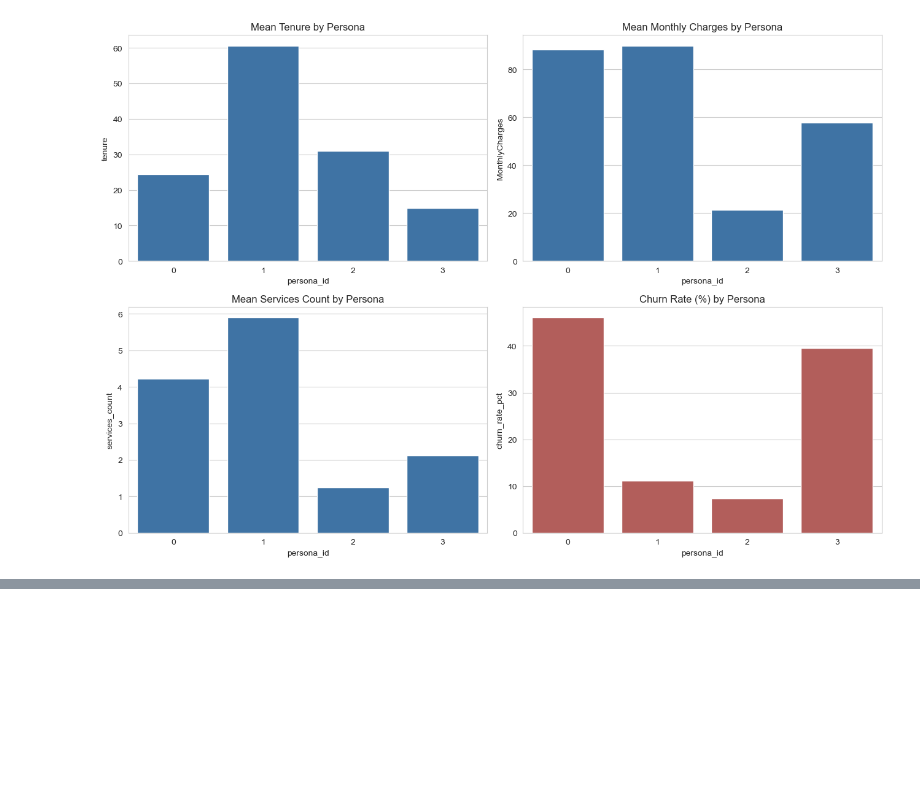
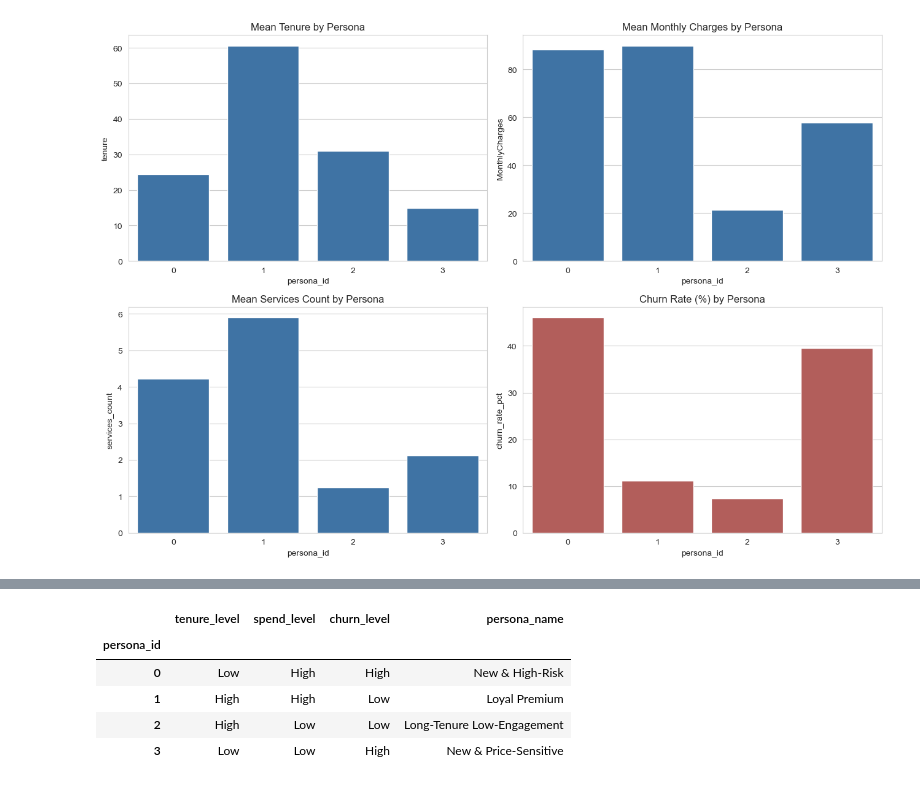
Before and after one commit to danielowuor/Customer-Retention-Intelligence-System, a Jupyter notebook: notebooks/02_segmentation.ipynb, the cells around one changed output, grey strips where cells are left out. Cells and saved outputs as stored; diff of their text form; code cells hidden in the pictures; blank space fills up the shorter version.

Commit message:
feat: add section for data-driven persona generation in churn analysis

```diff
--- a/notebooks/02_segmentation.ipynb
+++ b/notebooks/02_segmentation.ipynb
@@ -266,0 +271,14 @@ plt.show()
+# %%
+overall_median_tenure = df["tenure"].median()
+overall_median_charges = df["MonthlyCharges"].median()
+overall_churn_rate = (df["Churn"] == "Yes").mean() * 100
+
+def label_persona(row):
+    tenure_level = "High" if row["tenure"] >= overall_median_tenure else "Low"
+    spend_level = "High" if row["MonthlyCharges"] >= overall_median_charges else "Low"
+    churn_level = "High" if row["churn_rate_pct"] >= overall_churn_rate else "Low"
+    return tenure_level, spend_level, churn_level
+
+persona_axes = profile_numeric.apply(label_persona, axis=1, result_type="expand")
+persona_axes.columns = ["tenure_level", "spend_level", "churn_level"]
+persona_axes
@@ -266,0 +292,35 @@ plt.show()
+# %%
+NAME_MAP = {
+    ("High", "High", "Low"):  "Loyal Premium",
+    ("High", "High", "High"): "High-Value At-Risk",
+    ("High", "Low", "Low"):   "Long-Tenure Low-Engagement",
+    ("High", "Low", "High"):  "Long-Tenure Price-Sensitive",
+    ("Low",  "High", "High"): "New & High-Risk",
+    ("Low",  "High", "Low"):  "New Premium Adopter",
+    ("Low",  "Low", "High"):  "New & Price-Sensitive",
+    ("Low",  "Low", "Low"):   "New Budget-Conscious",
+}
+
+persona_axes["persona_name"] = persona_axes.apply(
+    lambda r: NAME_MAP[(r["tenure_level"], r["spend_level"], r["churn_level"])], axis=1
+)
+
+# Disambiguate if two clusters land on the same combination (append a short profile hint)
+if persona_axes["persona_name"].duplicated().any():
+    dupe_names = persona_axes["persona_name"][persona_axes["persona_name"].duplicated(keep=False)]
+    for name in dupe_names.unique():
+        idxs = persona_axes.index[persona_axes["persona_name"] == name]
+        for i, idx in enumerate(idxs, start=1):
+            persona_axes.loc[idx, "persona_name"] = f"{name} ({i})"
+
+persona_name_lookup = persona_axes["persona_name"].to_dict()
+df["persona_name"] = df["persona_id"].map(persona_name_lookup)
+
+persona_axes
+# %% [output]
+|  | tenure_level | spend_level | churn_level | persona_name |
+| persona_id |  |  |  |  |
+| 0 | Low | High | High | New & High-Risk |
+| 1 | High | High | Low | Loyal Premium |
+| 2 | High | Low | Low | Long-Tenure Low-Engagement |
+| 3 | Low | Low | High | New & Price-Sensitive |
```
Also changed, not shown: parts of 4 cells of this notebook.
